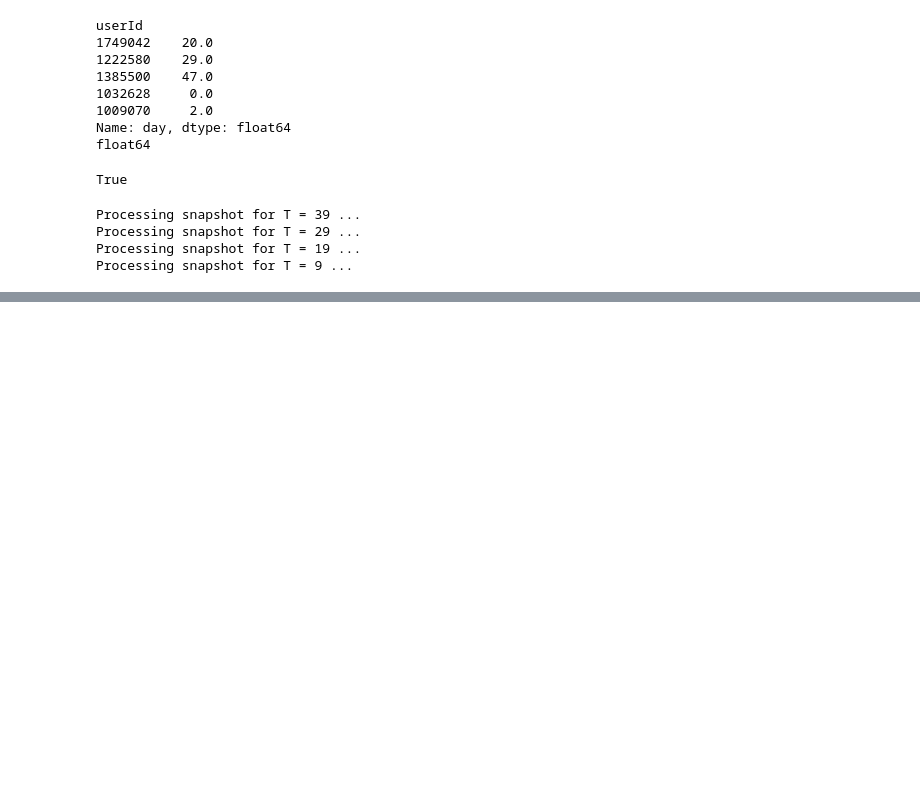
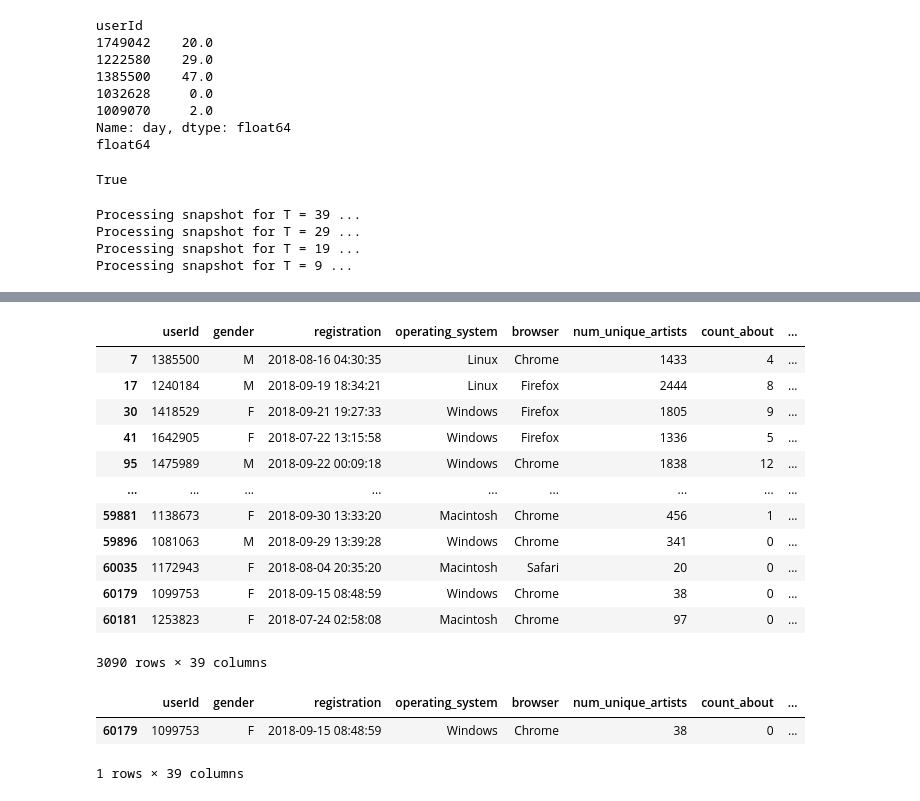
Before and after one commit to weichieh-chou/churn_competition, a Jupyter notebook: Churn_Time_Windows.ipynb, the cells around one changed output, grey strips where cells are left out. Drawn from its saved outputs; the diff is of its cells as text; code cells hidden in the pictures; blank space fills up the shorter version.

```diff
--- a/Churn_Time_Windows.ipynb
+++ b/Churn_Time_Windows.ipynb
@@ -396,3 +401,25 @@ df_training.head()
 PROCESSED_DATA_DIR = Path("data/processing_checkpoint")
 checkpoint_file_path = PROCESSED_DATA_DIR / "03_10_day_window_sliced.parquet"
 df_training.to_parquet(checkpoint_file_path, index=False)
+# %%
+df_training[df_training["label"]==1]
+# %% [output]
+|  | userId | gender | registration | operating_system | browser | num_unique_artists | count_about | ... |
+| 7 | 1385500 | M | 2018-08-16 04:30:35 | Linux | Chrome | 1433 | 4 | ... |
+| 17 | 1240184 | M | 2018-09-19 18:34:21 | Linux | Firefox | 2444 | 8 | ... |
+| 30 | 1418529 | F | 2018-09-21 19:27:33 | Windows | Firefox | 1805 | 9 | ... |
+| 41 | 1642905 | F | 2018-07-22 13:15:58 | Windows | Firefox | 1336 | 5 | ... |
+| 95 | 1475989 | M | 2018-09-22 00:09:18 | Windows | Chrome | 1838 | 12 | ... |
+| ... | ... | ... | ... | ... | ... | ... | ... | ... |
+| 59881 | 1138673 | F | 2018-09-30 13:33:20 | Macintosh | Chrome | 456 | 1 | ... |
+| 59896 | 1081063 | M | 2018-09-29 13:39:28 | Windows | Chrome | 341 | 0 | ... |
+| 60035 | 1172943 | F | 2018-08-04 20:35:20 | Macintosh | Safari | 20 | 0 | ... |
+| 60179 | 1099753 | F | 2018-09-15 08:48:59 | Windows | Chrome | 38 | 0 | ... |
+| 60181 | 1253823 | F | 2018-07-24 02:58:08 | Macintosh | Chrome | 97 | 0 | ... |
+3090 rows × 39 columns
+# %%
+df_training[df_training["userId"]==1099753]
+# %% [output]
+|  | userId | gender | registration | operating_system | browser | num_unique_artists | count_about | ... |
+| 60179 | 1099753 | F | 2018-09-15 08:48:59 | Windows | Chrome | 38 | 0 | ... |
+1 rows × 39 columns
```
Also changed, not shown: parts of 14 cells of this notebook.
